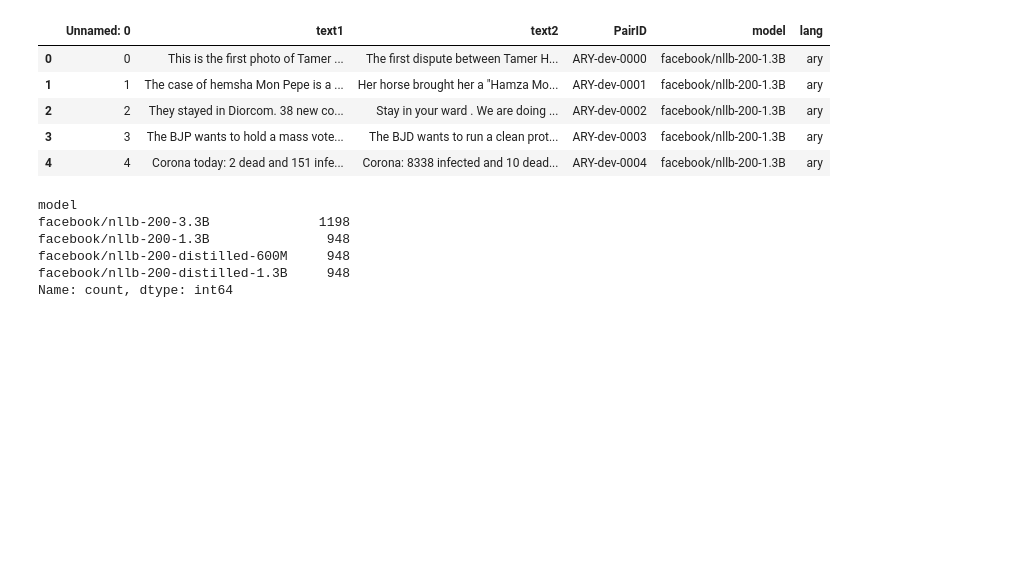
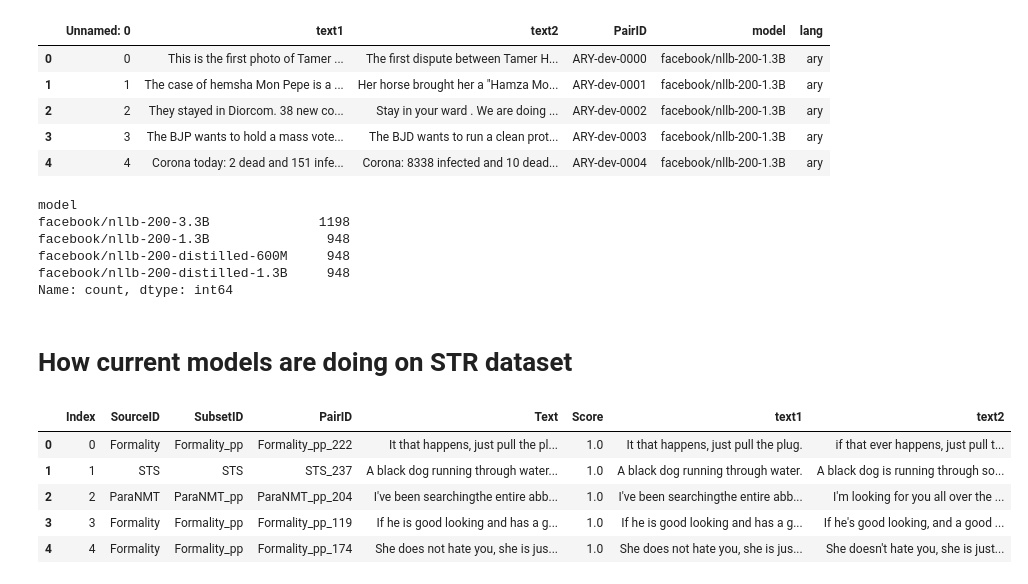
Before and after one commit to dipta007/SemEval24-Task1, a Jupyter notebook: exploration.ipynb, the cells around one changed output. Cells and saved outputs as stored; diff of their text form; code cells hidden in the pictures; blank space fills up the shorter version.

```diff
--- a/exploration.ipynb
+++ b/exploration.ipynb
@@ -524,3 +527,23 @@ facebook/nllb-200-1.3B               948
 facebook/nllb-200-distilled-600M     948
 facebook/nllb-200-distilled-1.3B     948
 Name: count, dtype: int64
+# %% [markdown]
+# How current models are doing on STR dataset
+# %%
+from datasets import load_dataset
+
+dataset = load_dataset("vkpriya/str-2022")
+# %%
+dataset = pd.DataFrame(dataset['train'])
+
+dataset["text1"] = dataset["Text"].map(lambda x: x.split("\n")[0].strip('"'))
+dataset["text2"] = dataset["Text"].map(lambda x: x.split("\n")[1].strip('"'))
+# %%
+dataset.head()
+# %% [output]
+|  | Index | SourceID | SubsetID | PairID | Text | Score | text1 | text2 |
+| 0 | 0 | Formality | Formality_pp | Formality_pp_222 | It that happens, just pull the pl... | 1.0 | It that happens, just pull the plug. | if that ever happens, just pull t... |
+| 1 | 1 | STS | STS | STS_237 | A black dog running through water... | 1.0 | A black dog running through water. | A black dog is running through so... |
+| 2 | 2 | ParaNMT | ParaNMT_pp | ParaNMT_pp_204 | I've been searchingthe entire abb... | 1.0 | I've been searchingthe entire abb... | I'm looking for you all over the ... |
+| 3 | 3 | Formality | Formality_pp | Formality_pp_119 | If he is good looking and has a g... | 1.0 | If he is good looking and has a g... | If he's good looking, and a good ... |
+| 4 | 4 | Formality | Formality_pp | Formality_pp_174 | She does not hate you, she is jus... | 1.0 | She does not hate you, she is jus... | She doesn't hate you, she is just... |
```
Also changed, not shown: parts of 15 cells of this notebook, 3 other files.
